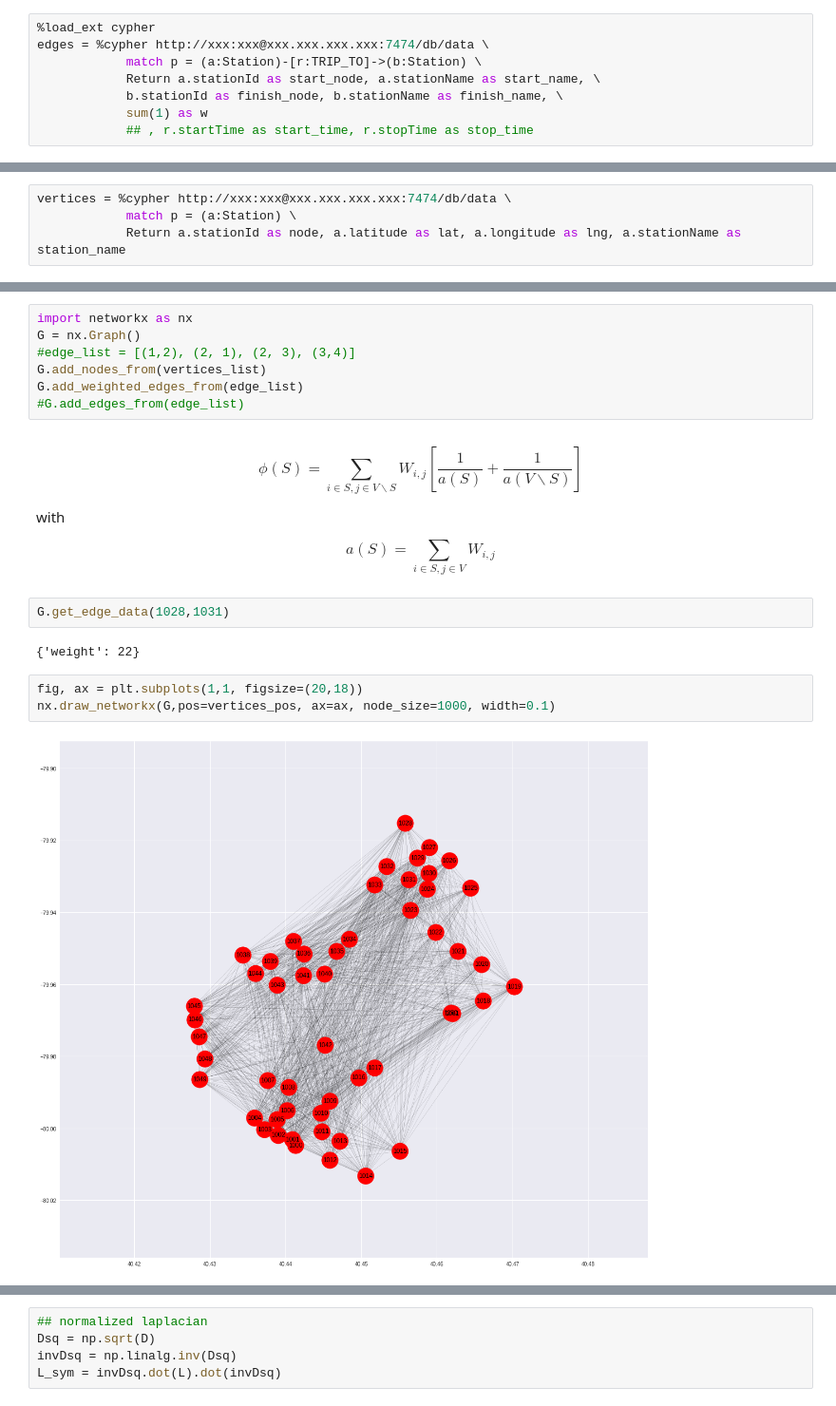
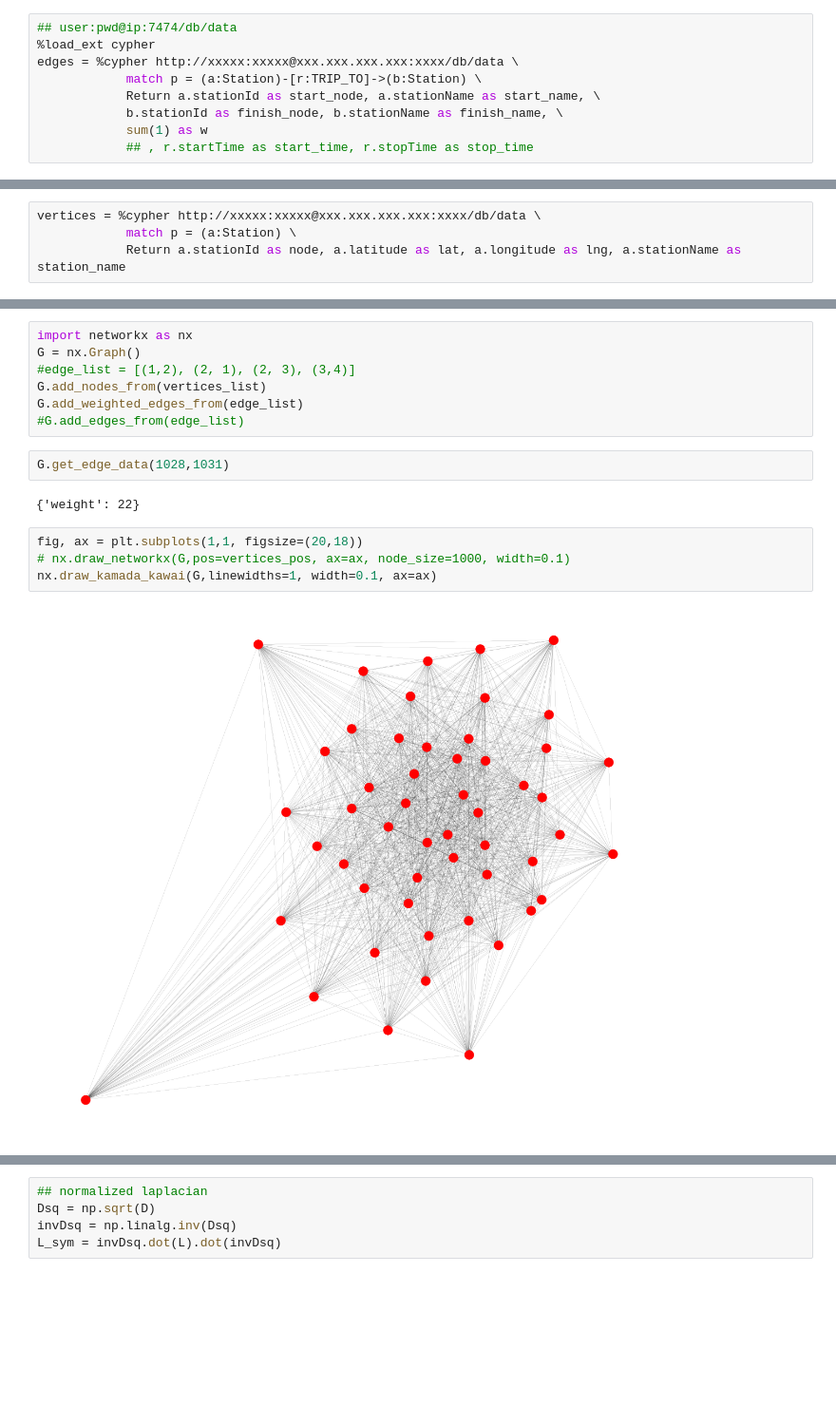
Before and after one commit to timsetsfire/pgh-bike-share, a Jupyter notebook: notebooks/Spectral Clustering Attempt.ipynb, the cells around one changed output, grey strips where cells are left out. Shown at 95% size. Drawn from its saved outputs; the diff is of its cells as text; blank space fills up the shorter version.

```diff
--- a/notebooks/Spectral Clustering Attempt.ipynb
+++ b/notebooks/Spectral Clustering Attempt.ipynb
@@ -14,8 +14,9 @@ import numpy as np ## for linear algebra
 from pandas import DataFrame ## for easy data manipulation
 %matplotlib inline
 # %%
+## user:pwd@ip:7474/db/data
 %load_ext cypher
-edges = %cypher http://xxx:xxx@xxx.xxx.xxx.xxx:7474/db/data \
+edges = %cypher http://xxxxx:xxxxx@xxx.xxx.xxx.xxx:xxxx/db/data \
             match p = (a:Station)-[r:TRIP_TO]->(b:Station) \
             Return a.stationId as start_node, a.stationName as start_name, \
             b.stationId as finish_node, b.stationName as finish_name, \
@@ -24,7 +25,7 @@ edges = %cypher http://xxx:xxx@xxx.xxx.xxx.xxx:7474/db/data \
 # %% [output]
 2480 rows affected.
 # %%
-vertices = %cypher http://xxx:xxx@xxx.xxx.xxx.xxx:7474/db/data \
+vertices = %cypher http://xxxxx:xxxxx@xxx.xxx.xxx.xxx:xxxx/db/data \
             match p = (a:Station) \
             Return a.stationId as node, a.latitude as lat, a.longitude as lng, a.stationName as station_name
 # %% [output]
@@ -72,18 +63,13 @@ G = nx.Graph()
 G.add_nodes_from(vertices_list)
 G.add_weighted_edges_from(edge_list)
 #G.add_edges_from(edge_list)
-# %% [markdown]
-$$\phi(S) = \sum_{i \in S, j \in V\backslash S} W_{i,j}\left[\frac{1}{a(S)} + \frac{1}{a(V\backslash S)}\right]$$
-
-with
-
-$$a(S) = \sum_{i \in S, j \in V}W_{i,j}$$
 # %%
 G.get_edge_data(1028,1031)
 # %% [output]
 {'weight': 22}
 # %%
 fig, ax = plt.subplots(1,1, figsize=(20,18))
-nx.draw_networkx(G,pos=vertices_pos, ax=ax, node_size=1000, width=0.1)
+# nx.draw_networkx(G,pos=vertices_pos, ax=ax, node_size=1000, width=0.1)
+nx.draw_kamada_kawai(G,linewidths=1, width=0.1, ax=ax)
 # %% [output]
-[figure, old version]
+[figure, new version]
```
Also changed, not shown: parts of 23 cells of this notebook, 1 other file.
